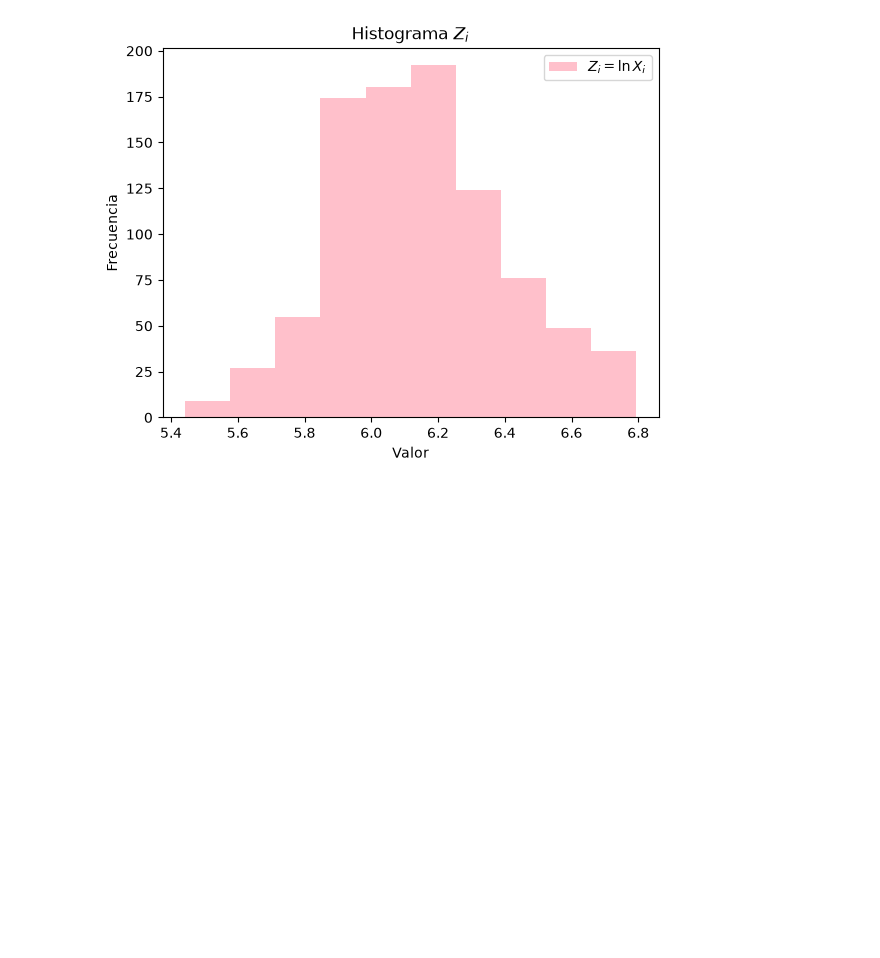
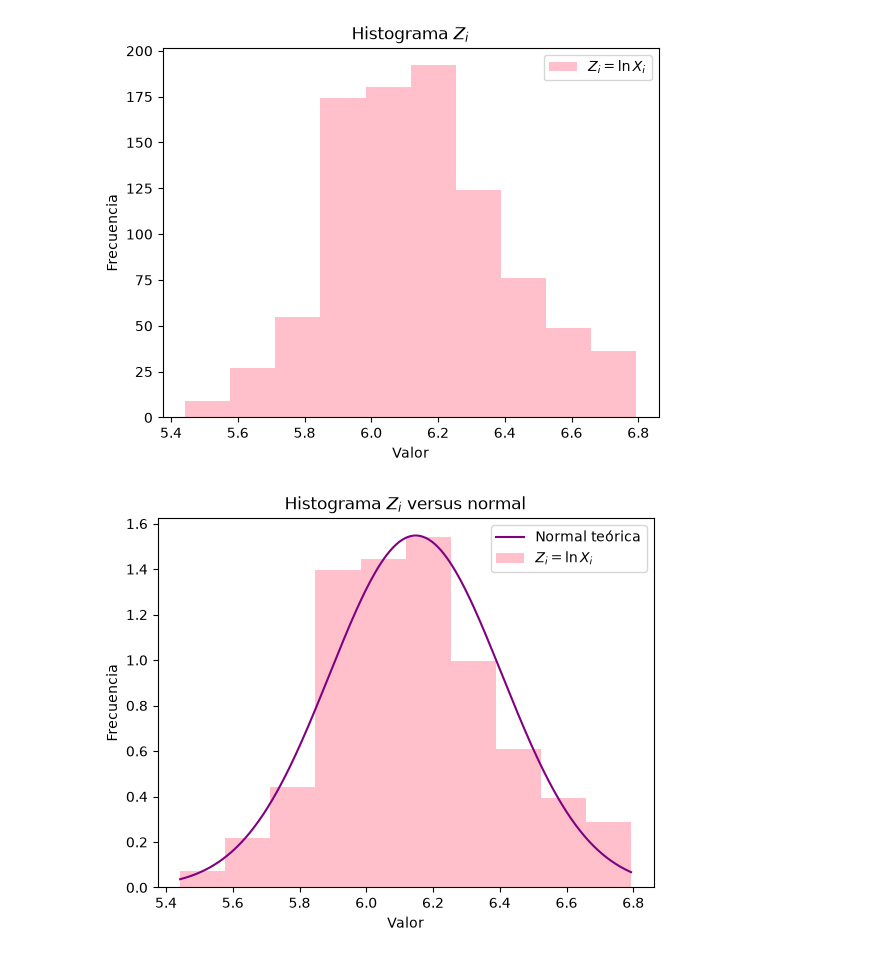
Before and after one commit to benjitabravocarvajal-spec/Tarea-1-estadistica, a Jupyter notebook: notebooks/tarea_2_parte_1.ipynb, the cells around one changed output. Cells and saved outputs as stored; diff of their text form; code cells hidden in the pictures; blank space fills up the shorter version.

Commit message:
añadi histograma con normal atras

```diff
--- a/notebooks/tarea_2_parte_1.ipynb
+++ b/notebooks/tarea_2_parte_1.ipynb
@@ -28,3 +28,16 @@ plt.savefig("../results/t2_p1_histograma_Z_i.png")
 plt.show()
 # %% [output]
 [figure]
+# %%
+x = np.linspace(np.log(df["MATE1_REG_ACTUAL"]).min(), np.log(df["MATE1_REG_ACTUAL"]).max(), 300)
+
+plt.plot(x, scipy.stats.norm.pdf(x, loc=np.log(df["MATE1_REG_ACTUAL"]).mean() , scale=np.log(df["MATE1_REG_ACTUAL"]).std()), color="purple", label="Normal teórica")
+plt.hist( np.log(df["MATE1_REG_ACTUAL"]),color="pink", density=True, label="$Z_i= \ln X_i$")
+plt.xlabel("Valor")
+plt.ylabel("Frecuencia")
+plt.title("Histograma $Z_i$ versus normal")
+plt.legend()
+plt.savefig("../results/t2_p1_histograma_Z_i_vs_normal.png")
+plt.show()
+# %% [output]
+[figure, added]
```
Also changed, not shown: 1 other file.
